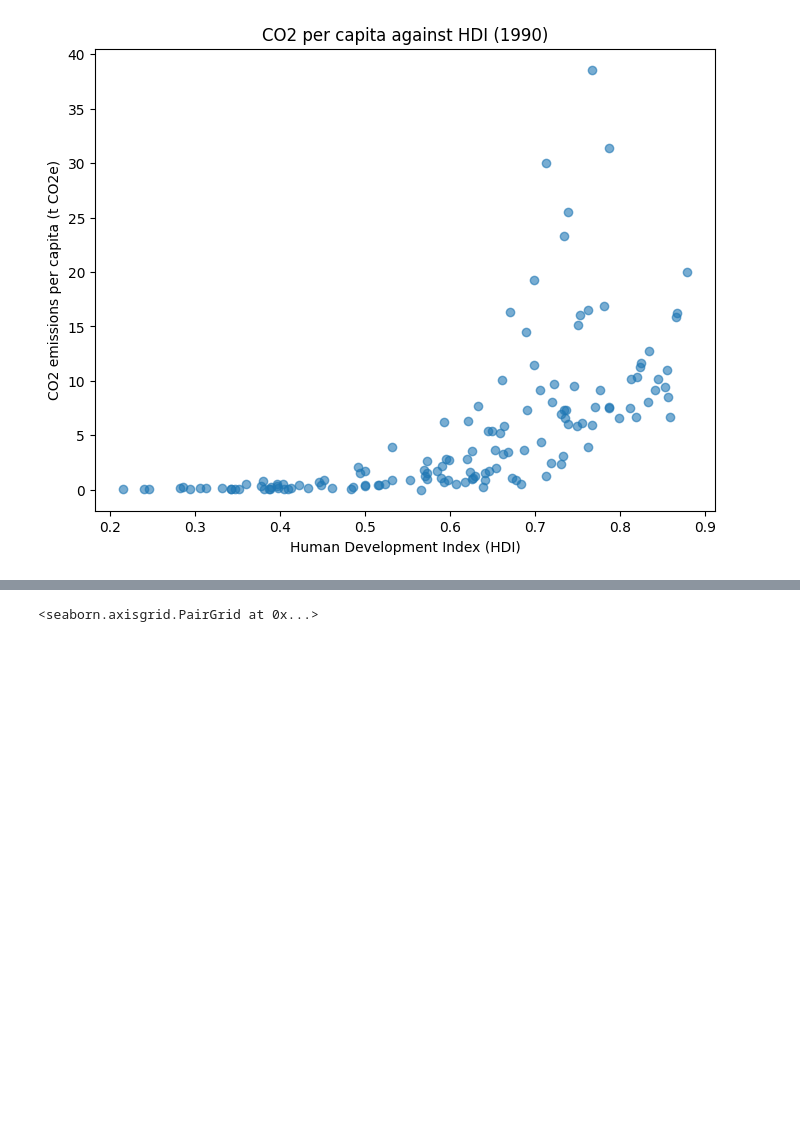
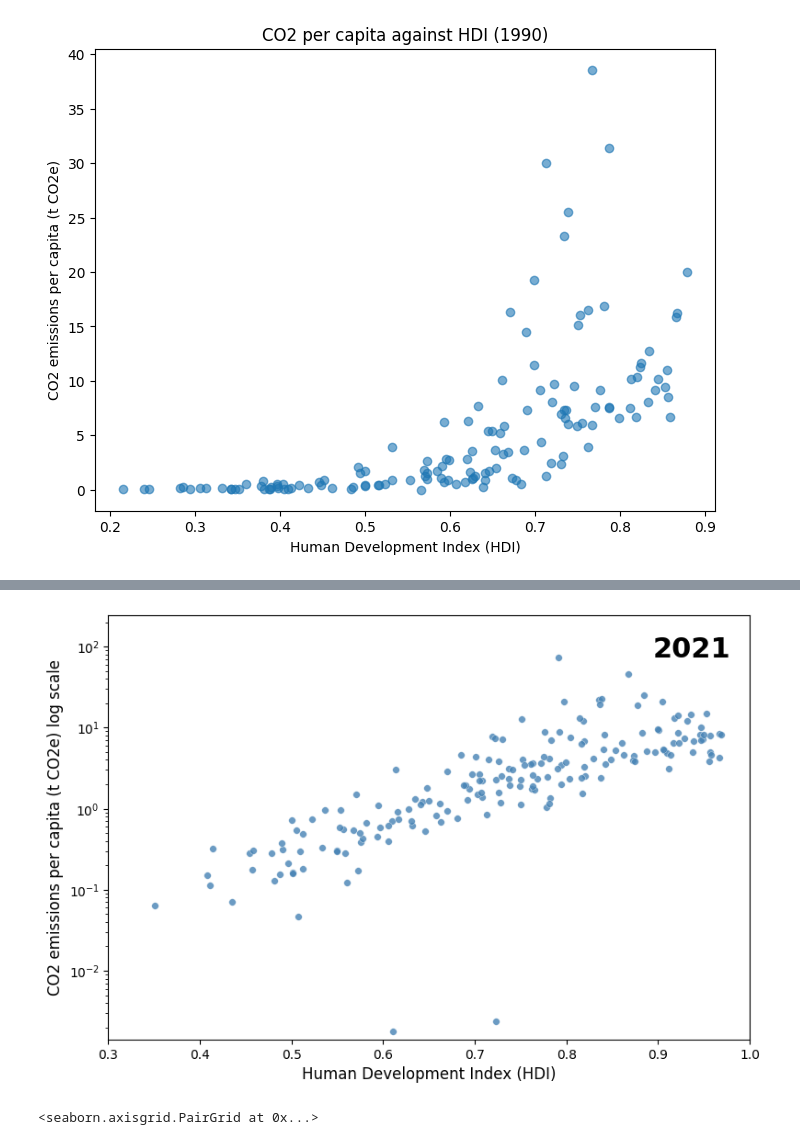
Before and after one commit to daniel-matveev/DS_ProjectLab, a Jupyter notebook: DS_ProjectLab.ipynb, the cells around one changed output, grey strips where cells are left out. Saved outputs shown, nothing was run; the diff lists cells and outputs as text; code cells hidden in the pictures; blank space fills up the shorter version.

Commit message:
Commented out useless output. Started correlation analysis and fixed the animations

```diff
--- a/DS_ProjectLab.ipynb
+++ b/DS_ProjectLab.ipynb
@@ -565,3 +498,82 @@ animation.save(
 # %% [output]
 (5784, 8)
 [figure]
+# %%
+import numpy as np
+import pandas as pd
+import matplotlib.pyplot as plt
+from matplotlib.animation import FuncAnimation
+
+df_animation = df_merged[
+    (df_merged["hdi"].notna()) &
+    (df_merged["CO2_total_ex_LULUCF"].notna())
+].copy()
+
+df_animation["year"] = df_animation["year"].astype(int)
+df_animation = df_animation.sort_values(["iso3", "year"])
+df_animation = df_animation[df_animation["CO2_total_ex_LULUCF"] > 0].copy()
+
+# Fixed axis limits (set once, never change)
+xmin, xmax = 0.3, 1.0
+ymin, ymax = 0, df_animation["CO2_total_ex_LULUCF"].max() * 1.1
+ymin_log = df_animation["CO2_total_ex_LULUCF"][df_animation["CO2_total_ex_LULUCF"] > 0].min() * 0.8
+
+years = sorted(df_animation["year"].unique())
+STEPS_PER_YEAR = 20  # interpolation frames between each year
+
+def get_interpolated_frame(year_from, year_to, t):
+    """t goes from 0 to 1 between year_from and year_to"""
+    d0 = df_animation[df_animation["year"] == year_from].set_index("iso3")
+    d1 = df_animation[df_animation["year"] == year_to].set_index("iso3")
+    common = d0.index.intersection(d1.index)
+
+    hdi_interp  = d0.loc[common, "hdi"] * (1 - t) + d1.loc[common, "hdi"] * t
+    co2_interp  = d0.loc[common, "CO2_total_ex_LULUCF"] * (1 - t) + d1.loc[common, "CO2_total_ex_LULUCF"] * t
+    return hdi_interp.values, co2_interp.values
+
+# Build all frames as (hdi_array, co2_array, label) tuples
+all_frames = []
+for i, year in enumerate(years):
+    if i < len(years) - 1:
+        next_year = years[i + 1]
+        for step in range(STEPS_PER_YEAR):
+            t = step / STEPS_PER_YEAR
+            hdi_vals, co2_vals = get_interpolated_frame(year, next_year, t)
+            # Show year label blending
+            label = f"{year}" if t < 0.5 else f"{next_year}"
+            all_frames.append((hdi_vals, co2_vals, label))
+    else:
+        # Last year — hold for a bit
+        d = df_animation[df_animation["year"] == year]
+        for _ in range(STEPS_PER_YEAR):
+            all_frames.append((d["hdi"].values, d["CO2_total_ex_LULUCF"].values, str(year)))
+
+fig, ax = plt.subplots(figsize=(9, 6))
+ax.set_xlim(xmin, xmax)
+
+ax.set_yscale("log")
+
+ax.set_ylim(ymin_log, ymax * 1.1)
+
+ax.set_xlabel("Human Development Index (HDI)", fontsize=12)
+ax.set_ylabel("CO2 emissions per capita (t CO2e) log scale", fontsize=12)
+scat = ax.scatter([], [], alpha=0.8, s=30, c="steelblue", edgecolors="white", linewidths=0.3)
+year_text = ax.text(0.97, 0.95, "", transform=ax.transAxes,
+                    fontsize=22, ha="right", va="top",
+                    fontweight="bold", color="black")
+
+def update(frame_idx):
+    hdi_vals, co2_vals, label = all_frames[frame_idx]
+    scat.set_offsets(np.column_stack([hdi_vals, co2_vals]))
+    year_text.set_text(label)
+    return scat, year_text
+
+anim = FuncAnimation(fig, update, frames=len(all_frames), interval=50, blit=True)
+
+anim.save(
+    "co2_hdi_animation_smooth_log.mp4",
+    writer="ffmpeg",
+    fps=30  # smooth 30fps output
+)
+plt.close()
+# %% [output]
@@ -568,3 +581,4 @@ animation.save(
+[figure, added]
 # %%
 import seaborn as sns
 
```
Also changed, not shown: parts of 47 cells of this notebook.
